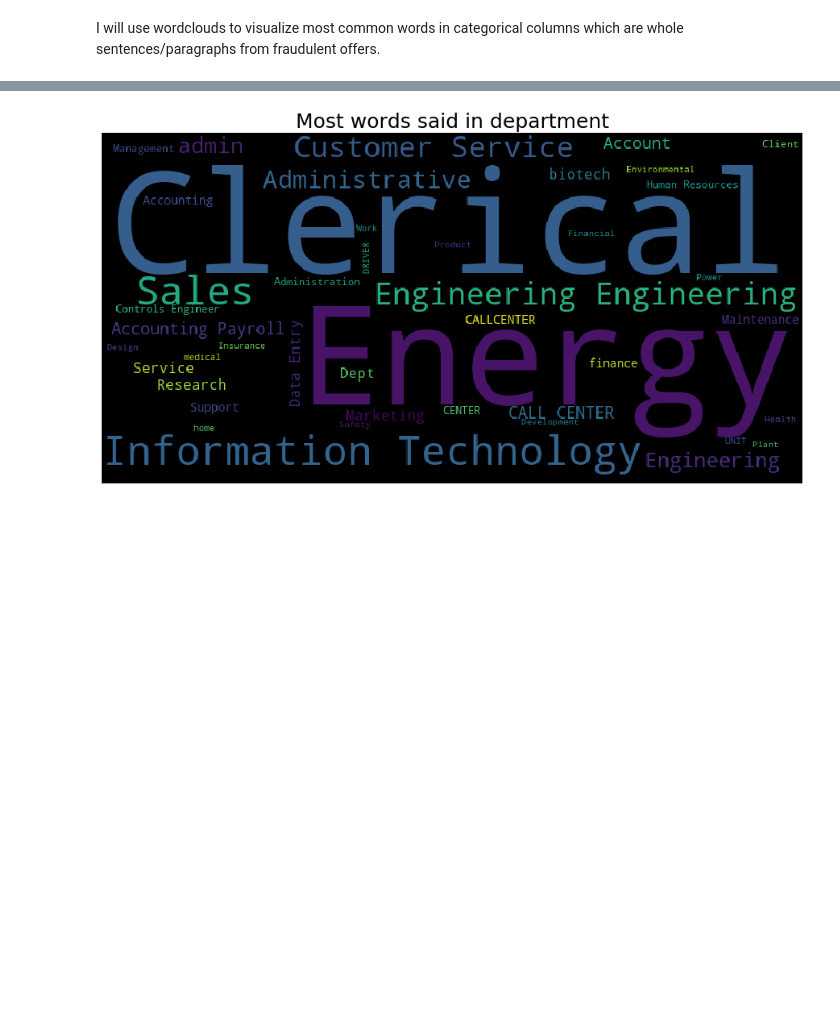
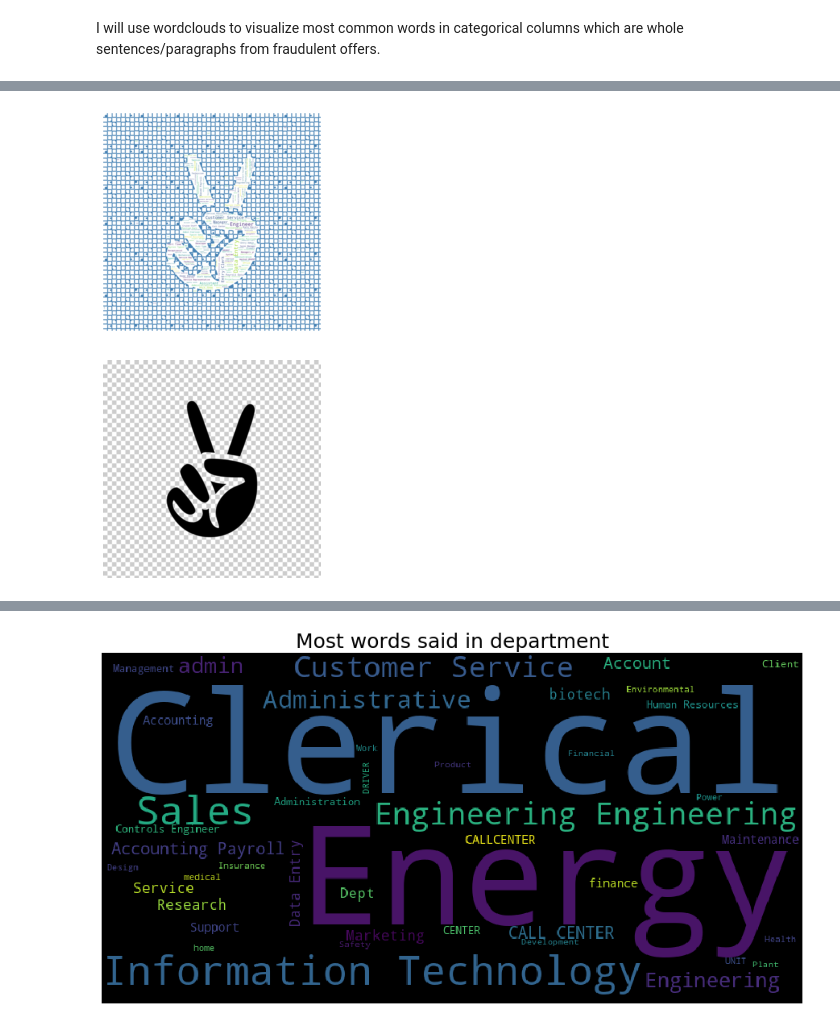
Before and after one commit to mikongame/Module-3-Project-2-ML-Fraud-Detection, a Jupyter notebook: your-code/My part of the project..ipynb, the cells around one changed output, grey strips where cells are left out. Saved outputs shown, nothing was run; the diff lists cells and outputs as text; code cells hidden in the pictures; blank space fills up the shorter version.

```diff
--- a/your-code/My part of the project..ipynb
+++ b/your-code/My part of the project..ipynb
@@ -151,0 +177,42 @@ for value in data_1[["title","department","company_profile","description","requi
+# %%
+from os import path
+from PIL import Image
+import numpy as np
+import matplotlib.pyplot as plt
+import os
+
+from wordcloud import WordCloud, STOPWORDS
+
+# get data directory (using getcwd() is needed to support running example in generated IPython notebook)
+d = path.dirname(__file__) if "__file__" in locals() else os.getcwd()
+
+# Read the whole text.
+text = " ".join(data_1["title"])
+
+# read the mask image
+# taken from
+# http://www.stencilry.org/stencils/movies/alice%20in%20wonderland/255fk.jpg
+alice_mask = np.array(Image.open(path.join(d, "images/angellist_logo.RGB")))
+
+stopwords = set(STOPWORDS)
+stopwords.add("said")
+
+wc = WordCloud(background_color="white", max_words=2000, mask=alice_mask,
+               stopwords=stopwords, contour_width=3, contour_color='steelblue')
+
+# generate word cloud
+wc.generate(text)
+
+# store to file
+wc.to_file(path.join(d, "angellist_logo.png"))
+
+# show
+plt.imshow(wc, interpolation='bilinear')
+plt.axis("off")
+plt.figure()
+plt.imshow(alice_mask, cmap=plt.cm.gray, interpolation='bilinear')
+plt.axis("off")
+plt.show()
+# %% [output]
+[figure, added]
+[figure, added]
```
Also changed, not shown: parts of 12 cells of this notebook, 14 other files.
